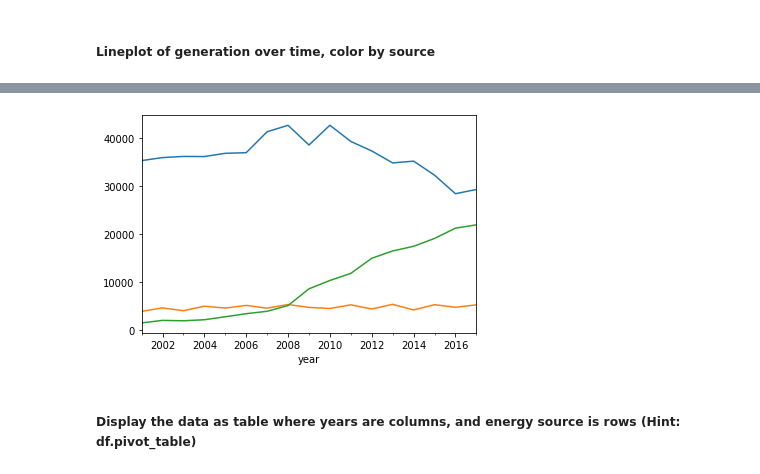
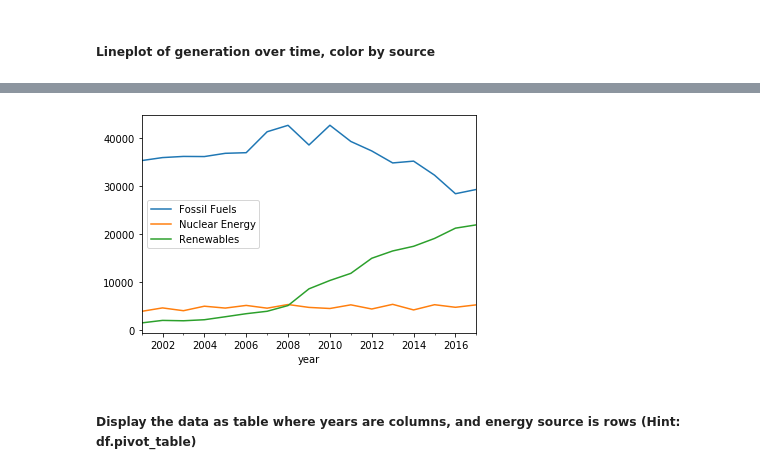
Before and after one commit to misty-garcia/ds-methodologies-exercises, a Jupyter notebook: time_series/working_w_timeseries_data.ipynb, the cells around one changed output, grey strips where cells are left out. Drawn from its saved outputs; the diff is of its cells as text; code cells hidden in the pictures.

```diff
--- a/time_series/working_w_timeseries_data.ipynb
+++ b/time_series/working_w_timeseries_data.ipynb
@@ -400,0 +424,4 @@ df.resample("Y").sum()
+# %%
+df["year_total"] =df.groupby("year").net_generation.transform("sum")
+df["percent_total"] = df.net_generation / df.year_total
+df
@@ -403,10 +461,11 @@ df.resample("Y").sum()
 # %%
-df[df.source == "Fossil Fuels"].net_generation.plot()
-df[df.source == "Nuclear Energy"].net_generation.plot()
-df[df.source == "Renewables"].net_generation.plot()
+df[df.source == "Fossil Fuels"].net_generation.plot(label ="Fossil Fuels")
+df[df.source == "Nuclear Energy"].net_generation.plot(label="Nuclear Energy")
+df[df.source == "Renewables"].net_generation.plot(label="Renewables")
+plt.legend()
 plt.show()
 # %% [output]
-[figure, old version]
+[figure, new version]
 # %% [markdown]
 ##### Display the data as table where years are columns, and energy source is rows (Hint: df.pivot_table)
 # %%
```
Also changed, not shown: parts of 35 cells of this notebook, 1 other file.
